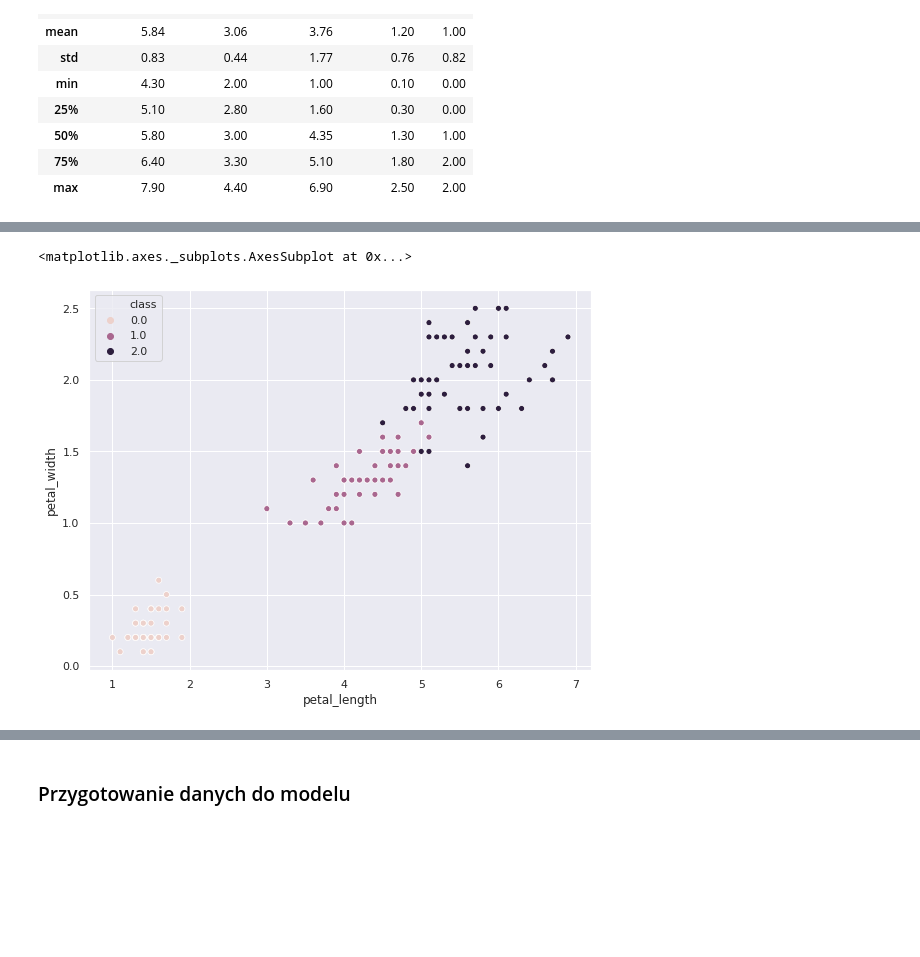
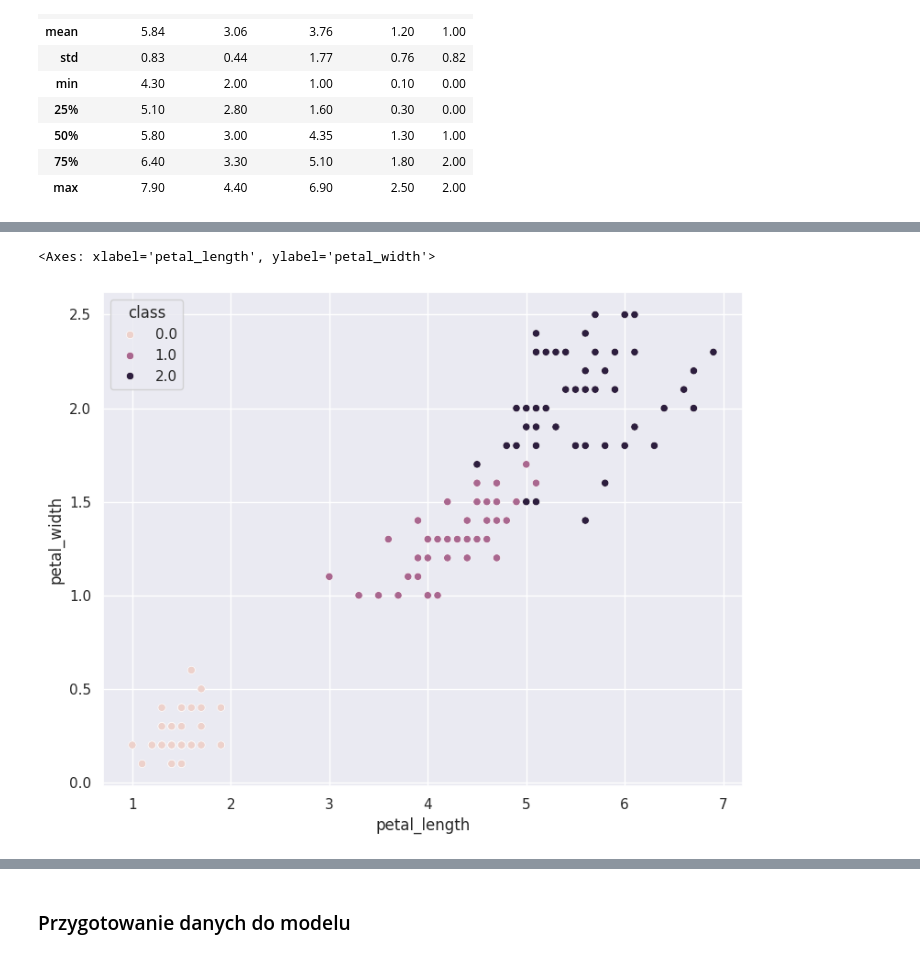
Before and after one commit to Marcin19721205/DecisionTrees_RandomForest, a Jupyter notebook: 01_decision_tree_iris_01MJ.ipynb, the cells around one changed output, grey strips where cells are left out. Drawn from its saved outputs; the diff is of its cells as text; code cells hidden in the pictures; blank space fills up the shorter version.

```diff
--- a/01_decision_tree_iris_01MJ.ipynb
+++ b/01_decision_tree_iris_01MJ.ipynb
@@ -117,9 +119,9 @@ sns.scatterplot('sepal_length', 'sepal_width', hue='class', data=df, legend='ful
 # %%
 plt.figure(figsize=(9, 7))
-sns.scatterplot('petal_length', 'petal_width', hue='class', data=df, legend='full')
+sns.scatterplot(x='petal_length', y='petal_width', hue='class', data=df, legend='full')
 # %% [output]
-<matplotlib.axes._subplots.AxesSubplot at 0x...>
+<Axes: xlabel='petal_length', ylabel='petal_width'>
-[figure, old version]
+[figure, new version]
 # %%
 df['class'].value_counts()
 # %% [output]
```
Also changed, not shown: parts of 13 cells of this notebook.
